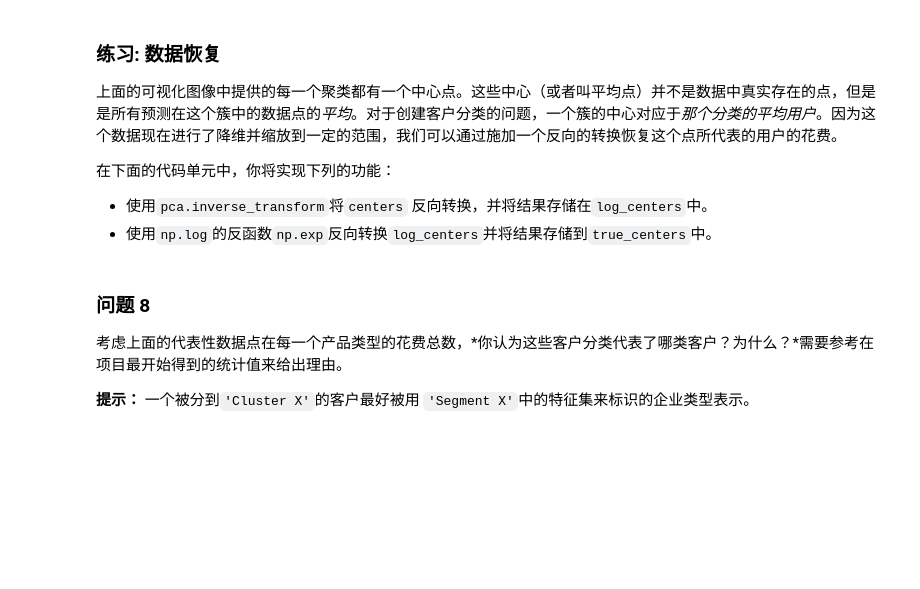
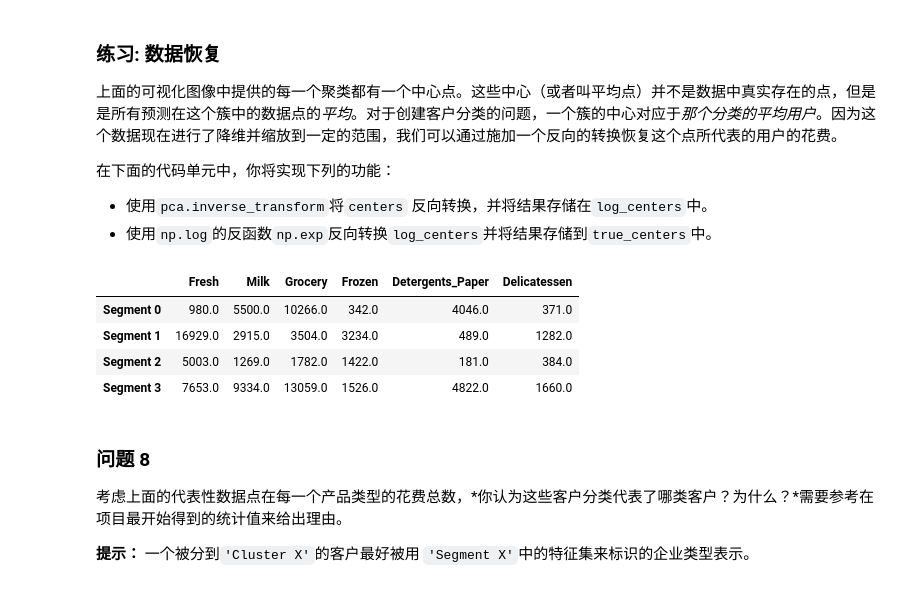
Before and after one commit to StevenHGuo/Unsupervised-Learning, a Jupyter notebook: creating_customer_segments/customer_segments.ipynb, the cells around one changed output. Drawn from its saved outputs; the diff is of its cells as text; code cells hidden in the pictures; blank space fills up the shorter version.

```diff
--- a/creating_customer_segments/customer_segments.ipynb
+++ b/creating_customer_segments/customer_segments.ipynb
@@ -415,18 +419,23 @@ vs.biplot(good_data, reduced_data, pca)
    - 将轮廓系数赋值给`score`并输出结果。
 # %%
 from sklearn.mixture import GaussianMixture
+from sklearn.metrics import silhouette_score
+from sklearn.cluster import KMeans
 
 # TODO：在降维后的数据上使用你选择的聚类算法
-clusterer = GaussianMixture()
+clusterer = KMeans(n_clusters=4 ,random_state=42, n_jobs=4).fit(reduced_data)
 
 # TODO：预测每一个点的簇
-preds = None
+preds = clusterer.predict(reduced_data)
 
 # TODO：找到聚类中心
-centers = None
+centers = clusterer.cluster_centers_
 
 # TODO：预测在每一个转换后的样本点的类
-sample_preds = None
+sample_preds = clusterer.predict(pca_samples)
 
 # TODO：计算选择的类别的平均轮廓系数（mean silhouette coefficient）
-score = None
+score = silhouette_score(reduced_data, clusterer.labels_)
+
+print "轮廓系数："
+print score
@@ -451,16 +465,22 @@ vs.cluster_results(reduced_data, preds, centers, pca_samples)
  - 使用`np.log`的反函数`np.exp`反向转换`log_centers`并将结果存储到`true_centers`中。
 # %%
 # TODO：反向转换中心点
-log_centers = None
+log_centers = pca.inverse_transform(centers)
 
 # TODO：对中心点做指数转换
-true_centers = None
+true_centers = np.exp(log_centers)
 
 # 显示真实的中心点
 segments = ['Segment {}'.format(i) for i in range(0,len(centers))]
 true_centers = pd.DataFrame(np.round(true_centers), columns = data.keys())
 true_centers.index = segments
 display(true_centers)
+# %% [output]
+|  | Fresh | Milk | Grocery | Frozen | Detergents_Paper | Delicatessen |
+| Segment 0 | 980.0 | 5500.0 | 10266.0 | 342.0 | 4046.0 | 371.0 |
+| Segment 1 | 16929.0 | 2915.0 | 3504.0 | 3234.0 | 489.0 | 1282.0 |
+| Segment 2 | 5003.0 | 1269.0 | 1782.0 | 1422.0 | 181.0 | 384.0 |
+| Segment 3 | 7653.0 | 9334.0 | 13059.0 | 1526.0 | 4822.0 | 1660.0 |
 # %% [markdown]
 ### 问题 8
 考虑上面的代表性数据点在每一个产品类型的花费总数，*你认为这些客户分类代表了哪类客户？为什么？*需要参考在项目最开始得到的统计值来给出理由。
```
Also changed, not shown: parts of 11 cells of this notebook.
